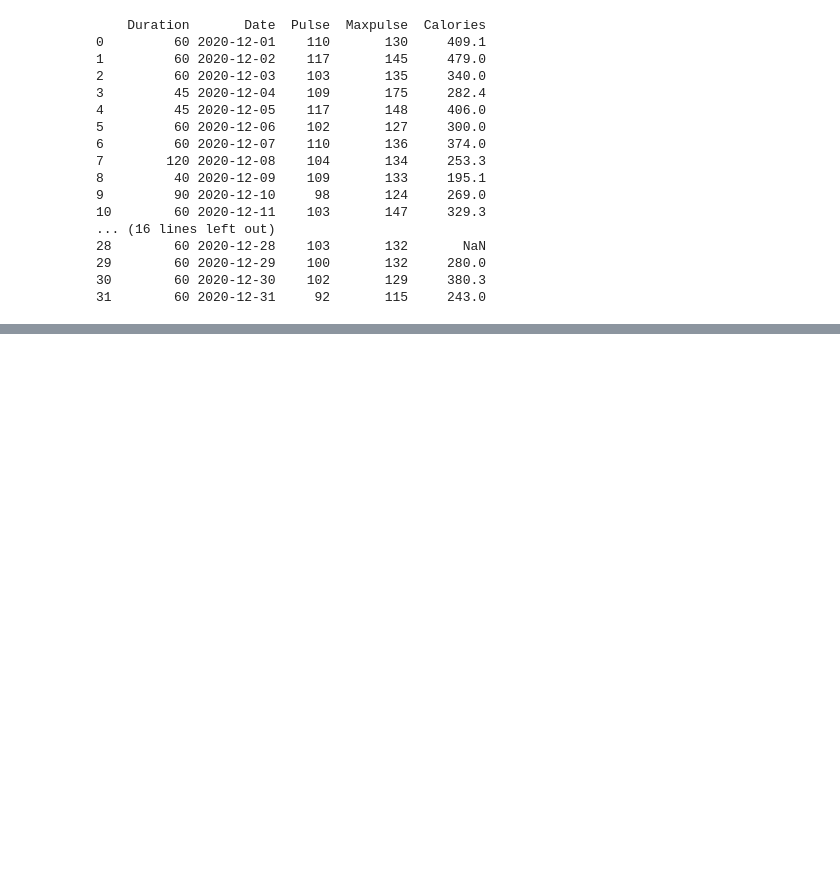
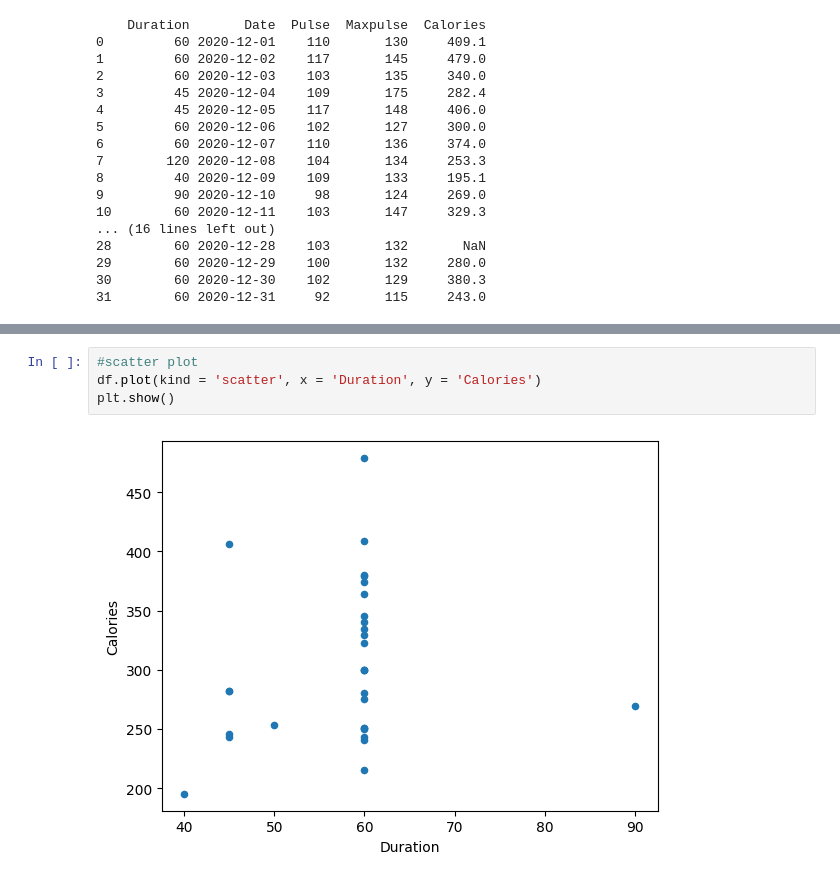
Before and after one commit to Bibek773/AI-ML-Research-Intern-2025, a Jupyter notebook: DataAnalysisAndVisualization/Pandas/pandasbasic.ipynb, the cells around one changed output, grey strips where cells are left out. Drawn from its saved outputs; the diff is of its cells as text; blank space fills up the shorter version.

```diff
--- a/DataAnalysisAndVisualization/Pandas/pandasbasic.ipynb
+++ b/DataAnalysisAndVisualization/Pandas/pandasbasic.ipynb
@@ -246,0 +299,6 @@ print(df)
+# %%
+#scatter plot
+df.plot(kind = 'scatter', x = 'Duration', y = 'Calories')
+plt.show()
+# %% [output]
+[figure, added]
```
Also changed, not shown: parts of 4 cells of this notebook.
